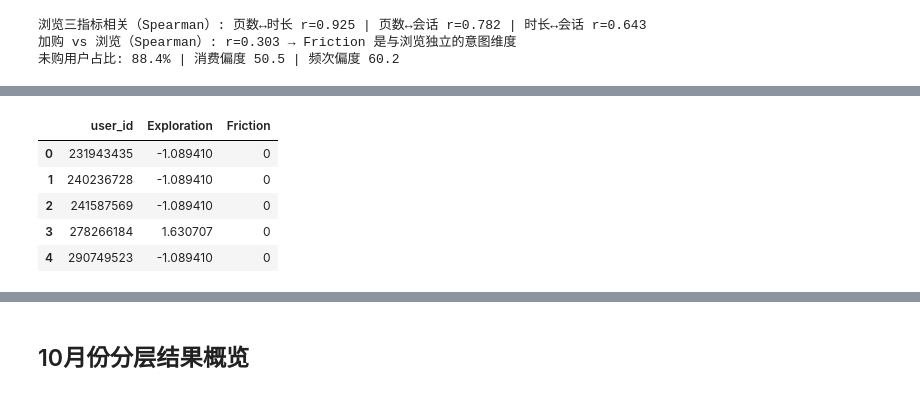
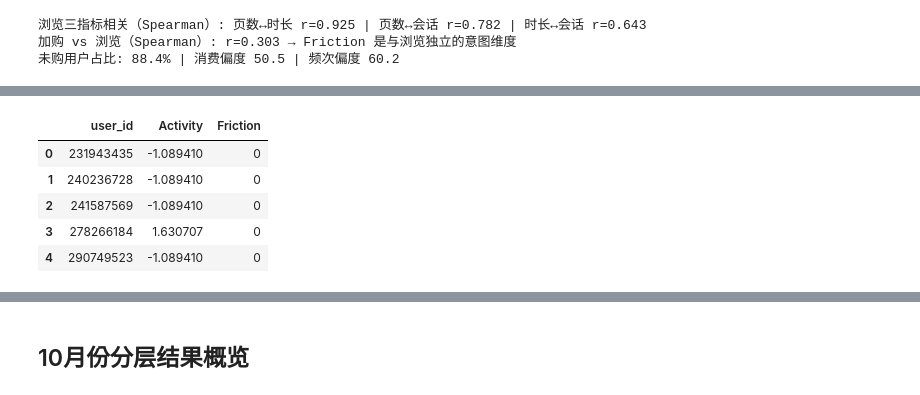
Before and after one commit to DX39069043/ecommerce-user-behavior-segmentation, a Jupyter notebook: main.ipynb, the cells around one changed output, grey strips where cells are left out. Saved outputs shown, nothing was run; the diff lists cells and outputs as text; code cells hidden in the pictures.

```diff
--- a/main.ipynb
+++ b/main.ipynb
@@ -95,9 +93,11 @@ print(f'结果目录  : {RESULTS_DIR}')
 数据源为 7 个月用户面板（`data/panel_7months.parquet`，user_id 哈希抽样 5%，约 78 万用户）。取 **10 月事件**用于建模/EDA，**11 月事件**用于验证。
 # %%
 # ============================================================
-# 数据加载：只读 7 个月面板中的 10 / 11 两个月
+# 数据加载：只读 7 个月面板中的 10 月
 # （面板是全量 7 个月，这里按月份行过滤，避免读入全量数据）
-# → 10 月事件用于建模 / EDA，11 月事件用于时间外验证
+# → 10 月事件用于建模 / EDA / 分层；
+#   11 月事件只在后面「各人群 11 月转化率对比（购买力/价值）」单元用到，
+#   那里从已载入的 7 个月面板 panel_all 里取，不在这里提前读入
 # ============================================================
 
 # 从配置读取面板文件路径
@@ -105,18 +105,11 @@ from src.config import PANEL_FILE
 # 从 analysis 导入：面板读取函数 + 用户级特征构建函数
 from src.analysis import load_panel, build_features
 
-# 加载 10 月与 11 月的事件数据（只读建模/验证月，避免读全量）
-panel = load_panel(PANEL_FILE, months=['2019-10', '2019-11'])
+# 加载 10 月的事件数据（只读建模月，避免读全量）
+oct_events = load_panel(PANEL_FILE, months=['2019-10'])
 
-# 按月份拆出两个子集：
-# 10 月事件用于建模
-oct_events = panel[panel['month']=='2019-10']
-# 11 月事件用于时间外验证
-nov_events = panel[panel['month'] == '2019-11']
-
-# 输出两个月各自的事件条数
+# 输出 10 月事件条数
 print(f"10月事件数: {len(oct_events)} 条")
-print(f"11月事件数: {len(nov_events)} 条")
 
 # 与 analysis.py 共用同一套特征构建逻辑（单一事实来源）
 # 截止时刻取该月最后一条事件的时间，保证特征口径与线上一致
@@ -415,16 +382,11 @@ print(f'未购用户占比: {no_purchase_share:.1%} | 消费偏度 {spend_skew:.
 # %%
-# ============================================================
-# 行为意图指标预览：Exploration（探索深度）与 Friction（购买摩擦）
-# Exploration / Friction 已在 Cell 05 的 build_features 中随特征一并计算
-# （单一事实来源），本节只负责解释业务含义，不重复实现计算逻辑
-# ============================================================
 
 # 取出每个用户的行为意图指标（连同 user_id 一起展示，便于对号入座）
-intent_preview = df[['user_id', 'Exploration', 'Friction']]
+intent_preview = df[['user_id', 'Activity', 'Friction']]
 # 展示前几行确认字段已生成
 intent_preview.head()
 # %% [output]
-|  | user_id | Exploration | Friction |
+|  | user_id | Activity | Friction |
 | 0 | 231943435 | -1.089410 | 0 |
 | 1 | 240236728 | -1.089410 | 0 |
 | 2 | 241587569 | -1.089410 | 0 |
```
Also changed, not shown: parts of 29 cells of this notebook, 8 other files.
